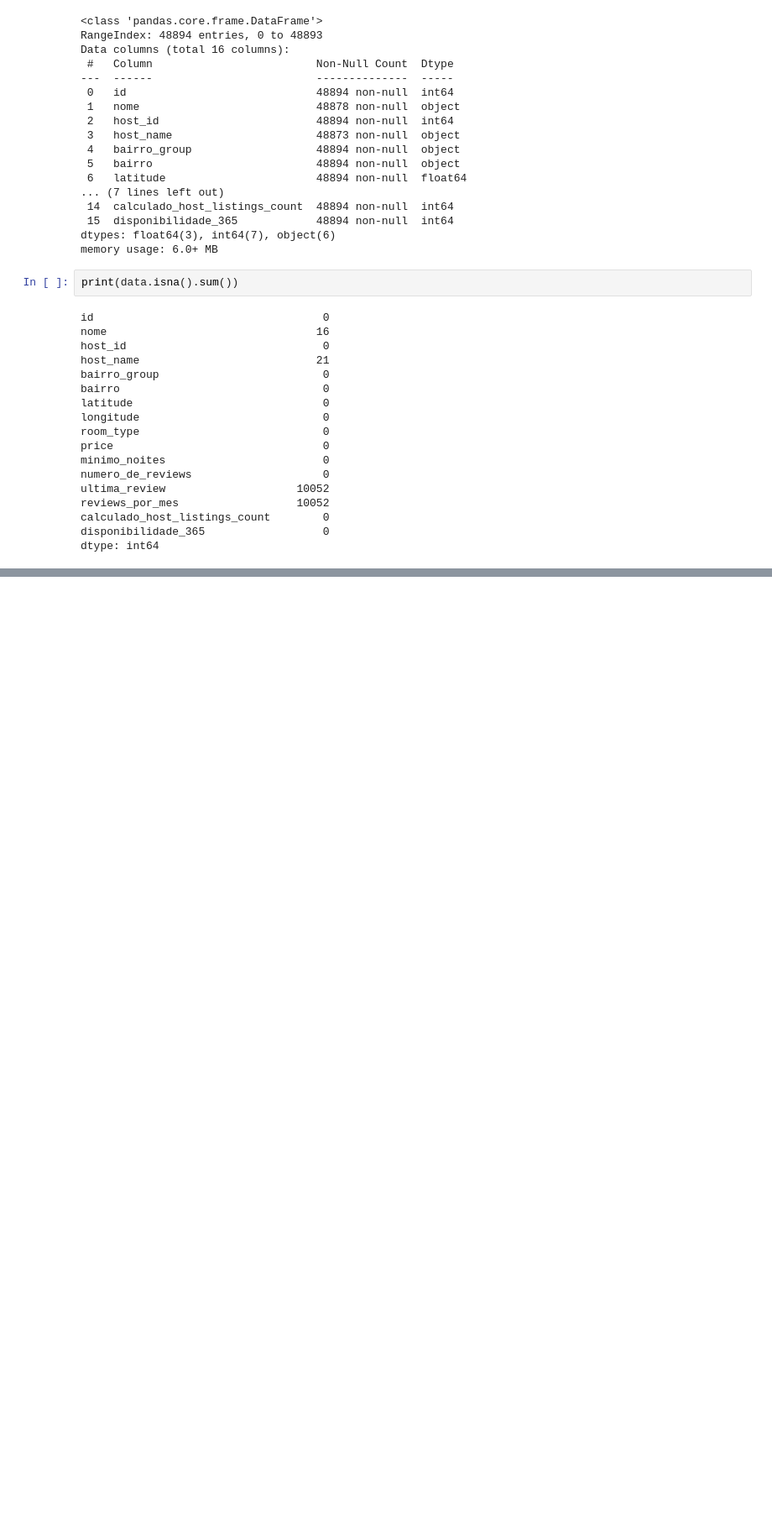
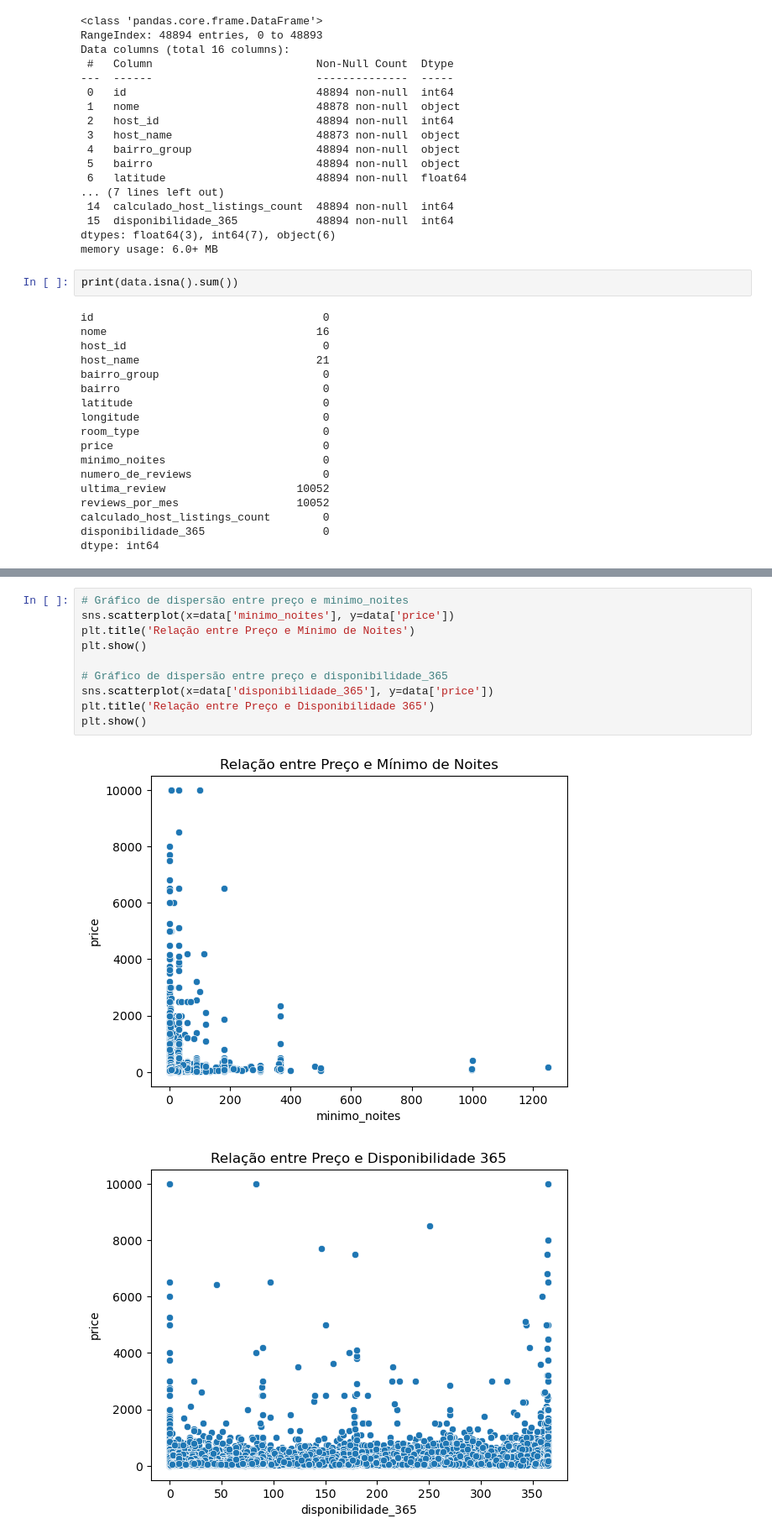
Before and after one commit to wellisonS/lighthouse-data-science, a Jupyter notebook: EDA.ipynb, the cells around one changed output, grey strips where cells are left out. Shown at 84% size. Saved outputs shown, nothing was run; the diff lists cells and outputs as text; blank space fills up the shorter version.

Commit message:
Verificando a correlação entre as variáveis

```diff
--- a/EDA.ipynb
+++ b/EDA.ipynb
@@ -65,0 +108,13 @@ dtype: int64
+# %%
+# Gráfico de dispersão entre preço e minimo_noites
+sns.scatterplot(x=data['minimo_noites'], y=data['price'])
+plt.title('Relação entre Preço e Mínimo de Noites')
+plt.show()
+
+# Gráfico de dispersão entre preço e disponibilidade_365
+sns.scatterplot(x=data['disponibilidade_365'], y=data['price'])
+plt.title('Relação entre Preço e Disponibilidade 365')
+plt.show()
+# %% [output]
+[figure, added]
+[figure, added]
```
Also changed, not shown: parts of 5 cells of this notebook.
